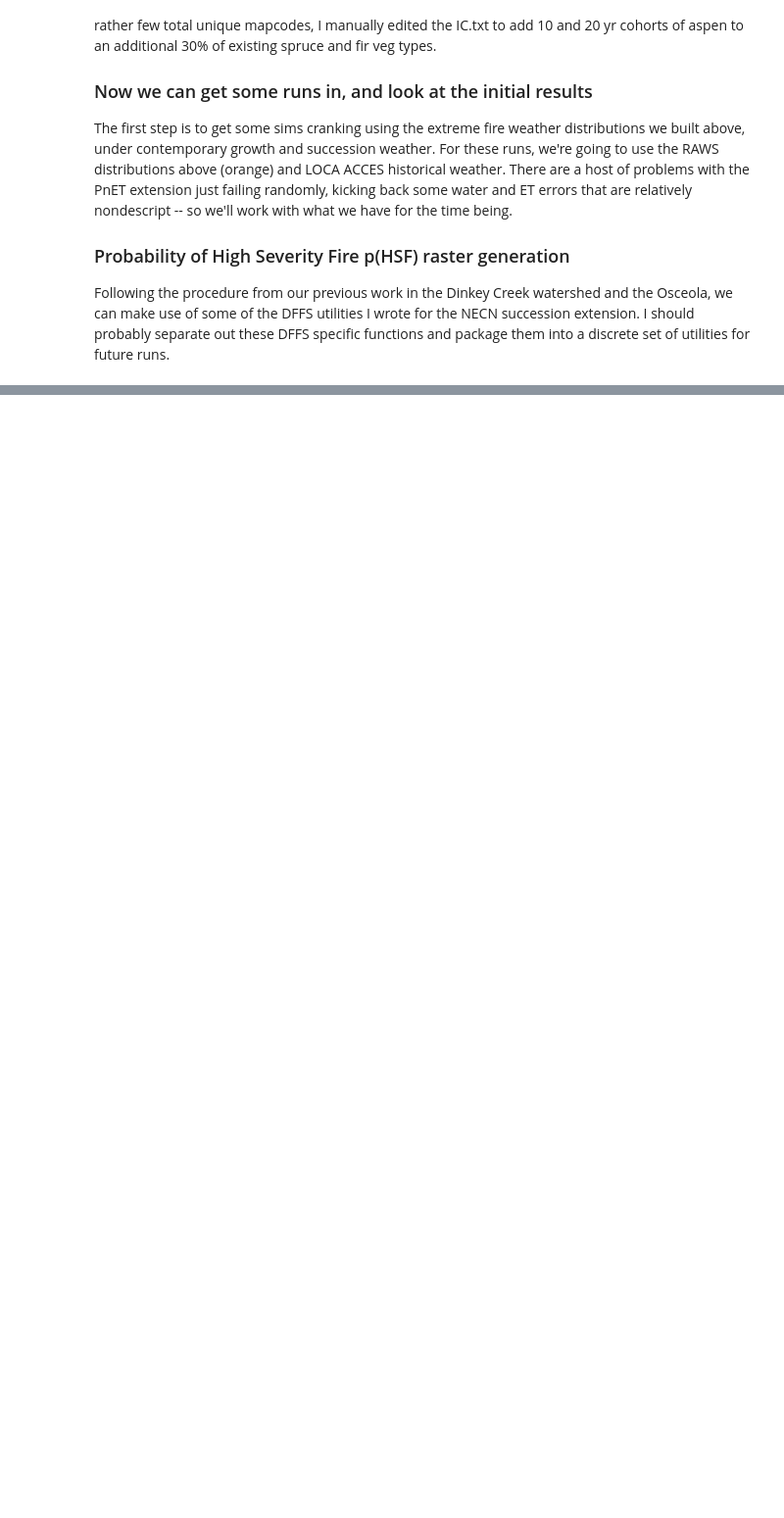
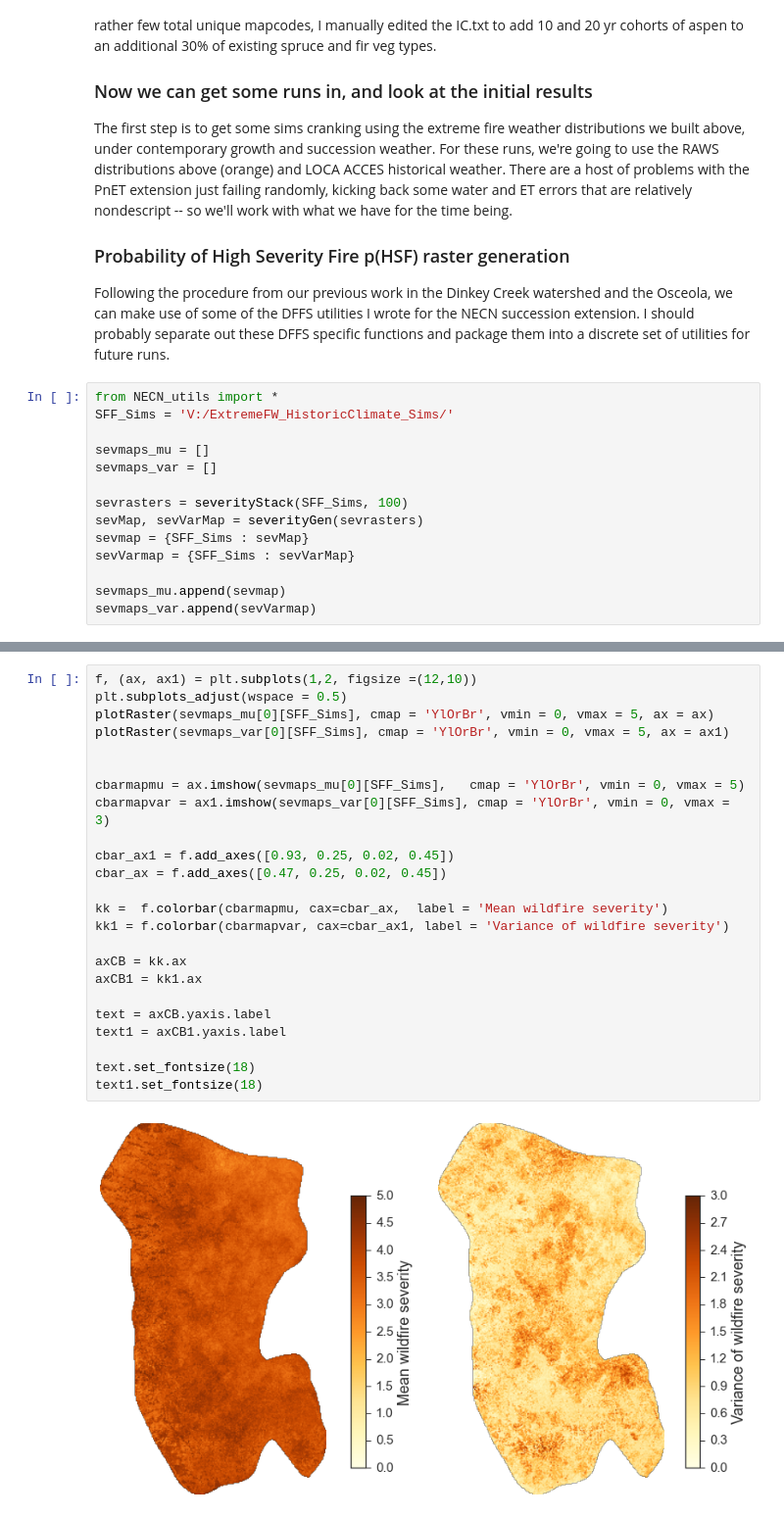
Before and after one commit to djkrofch/SantaFe_Fireshed, a Jupyter notebook: SF_Fireshed_Prep.ipynb, the cells around one changed output, grey strips where cells are left out. Shown at 98% size. Saved outputs shown, nothing was run; the diff lists cells and outputs as text; blank space fills up the shorter version.

Commit message:
Added severity and variance rasters
from the Access severe FW runs

```diff
--- a/SF_Fireshed_Prep.ipynb
+++ b/SF_Fireshed_Prep.ipynb
@@ -619,3 +619,17 @@ The first step is to get some sims cranking using the extreme fire weather distr
 
 ### Probability of High Severity Fire p(HSF) raster generation
 Following the procedure from our previous work in the Dinkey Creek watershed and the Osceola, we can make use of some of the DFFS utilities I wrote for the NECN succession extension. I should probably separate out these DFFS specific functions and package them into a discrete set of utilities for future runs.
+# %%
+from NECN_utils import *
+SFF_Sims = 'V:/ExtremeFW_HistoricClimate_Sims/'
+
+sevmaps_mu = []
+sevmaps_var = []
+
+sevrasters = severityStack(SFF_Sims, 100)
+sevMap, sevVarMap = severityGen(sevrasters)
+sevmap = {SFF_Sims : sevMap}
+sevVarmap = {SFF_Sims : sevVarMap}
+
+sevmaps_mu.append(sevmap)
+sevmaps_var.append(sevVarmap)
@@ -621,0 +639,26 @@ Following the procedure from our previous work in the Dinkey Creek watershed and
+# %%
+f, (ax, ax1) = plt.subplots(1,2, figsize =(12,10))
+plt.subplots_adjust(wspace = 0.5)
+plotRaster(sevmaps_mu[0][SFF_Sims], cmap = 'YlOrBr', vmin = 0, vmax = 5, ax = ax)
+plotRaster(sevmaps_var[0][SFF_Sims], cmap = 'YlOrBr', vmin = 0, vmax = 5, ax = ax1)
+
+
+cbarmapmu = ax.imshow(sevmaps_mu[0][SFF_Sims],   cmap = 'YlOrBr', vmin = 0, vmax = 5)
+cbarmapvar = ax1.imshow(sevmaps_var[0][SFF_Sims], cmap = 'YlOrBr', vmin = 0, vmax = 3)
+
+cbar_ax1 = f.add_axes([0.93, 0.25, 0.02, 0.45])
+cbar_ax = f.add_axes([0.47, 0.25, 0.02, 0.45])
+
+kk =  f.colorbar(cbarmapmu, cax=cbar_ax,  label = 'Mean wildfire severity')
+kk1 = f.colorbar(cbarmapvar, cax=cbar_ax1, label = 'Variance of wildfire severity')
+
+axCB = kk.ax
+axCB1 = kk1.ax
+
+text = axCB.yaxis.label
+text1 = axCB1.yaxis.label
+
+text.set_fontsize(18)
+text1.set_fontsize(18)
+# %% [output]
+[figure, added]
```
Also changed, not shown: parts of 2 cells of this notebook.
